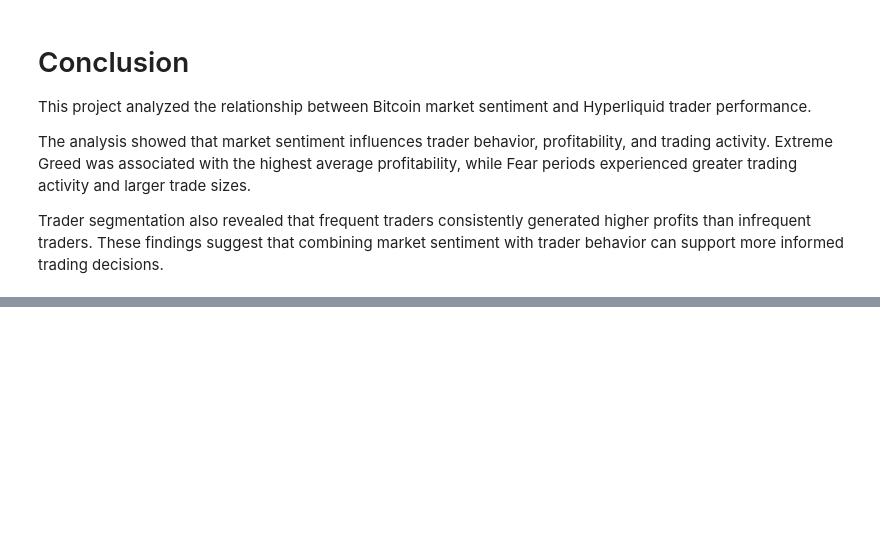
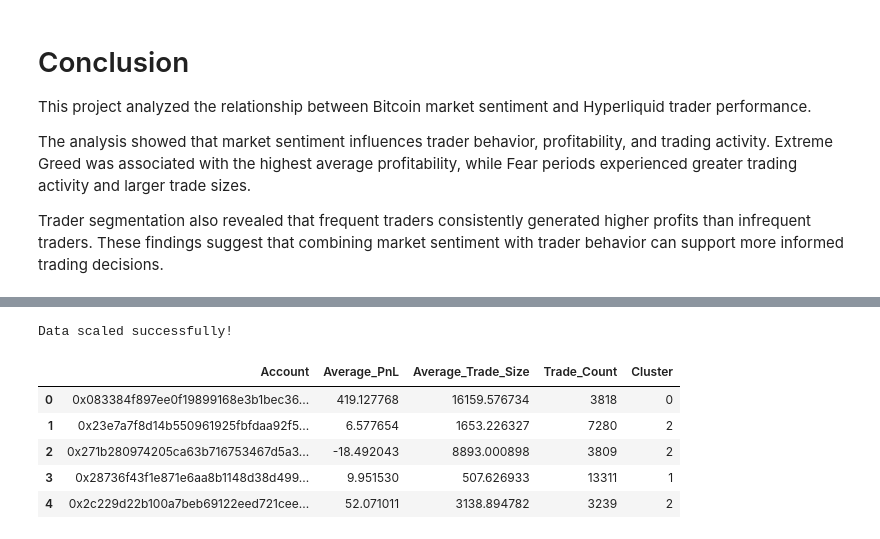
Before and after one commit to abhishekalenin-jpg/trader-sentiment-analysis, a Jupyter notebook: Trader_Performance_Analysis.ipynb, the cells around one changed output, grey strips where cells are left out. Drawn from its saved outputs; the diff is of its cells as text; code cells hidden in the pictures; blank space fills up the shorter version.

```diff
--- a/Trader_Performance_Analysis.ipynb
+++ b/Trader_Performance_Analysis.ipynb
@@ -654,0 +652,21 @@ Trader segmentation also revealed that frequent traders consistently generated h
+# %%
+# Create trader-level features
+
+trader_features = trades.groupby("Account").agg({
+    "Closed PnL": "mean",
+    "Size USD": "mean",
+    "Trade ID": "count"
+}).reset_index()
+
+# Rename columns
+
+trader_features.columns = [
+    "Account",
+    "Average_PnL",
+    "Average_Trade_Size",
+    "Trade_Count"
+]
+
+# Display first few rows
+
+trader_features.head()
@@ -654,0 +680,32 @@ Trader segmentation also revealed that frequent traders consistently generated h
+# %%
+# Select numerical features
+
+X = trader_features[["Average_PnL", "Average_Trade_Size", "Trade_Count"]]
+
+# Scale the features
+
+scaler = StandardScaler()
+X_scaled = scaler.fit_transform(X)
+
+print("Data scaled successfully!")
+# %% [output]
+Data scaled successfully!
+# %%
+# Create K-Means model
+
+kmeans = KMeans(n_clusters=3, random_state=42)
+
+# Fit the model
+
+trader_features["Cluster"] = kmeans.fit_predict(X_scaled)
+
+# Display first few rows
+
+trader_features.head()
+# %% [output]
+|  | Account | Average_PnL | Average_Trade_Size | Trade_Count | Cluster |
+| 0 | 0x083384f897ee0f19899168e3b1bec36... | 419.127768 | 16159.576734 | 3818 | 0 |
+| 1 | 0x23e7a7f8d14b550961925fbfdaa92f5... | 6.577654 | 1653.226327 | 7280 | 2 |
+| 2 | 0x271b280974205ca63b716753467d5a3... | -18.492043 | 8893.000898 | 3809 | 2 |
+| 3 | 0x28736f43f1e871e6aa8b1148d38d499... | 9.951530 | 507.626933 | 13311 | 1 |
+| 4 | 0x2c229d22b100a7beb69122eed721cee... | 52.071011 | 3138.894782 | 3239 | 2 |
```
Also changed, not shown: parts of 23 cells of this notebook.
